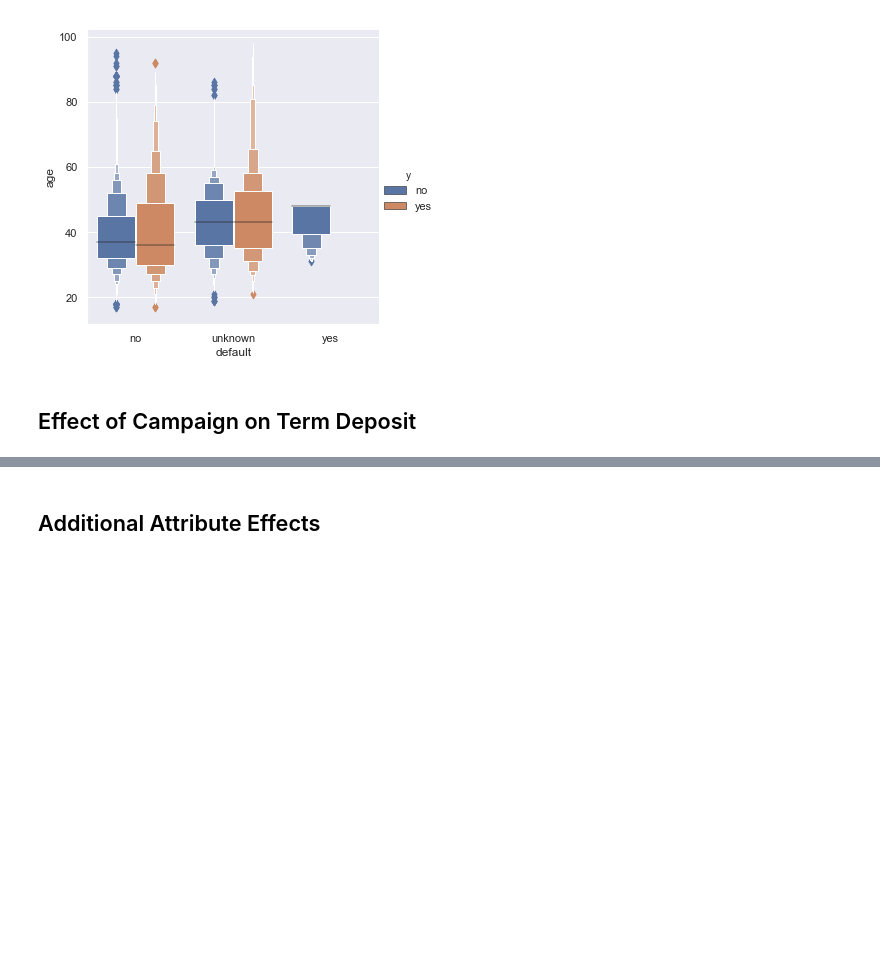
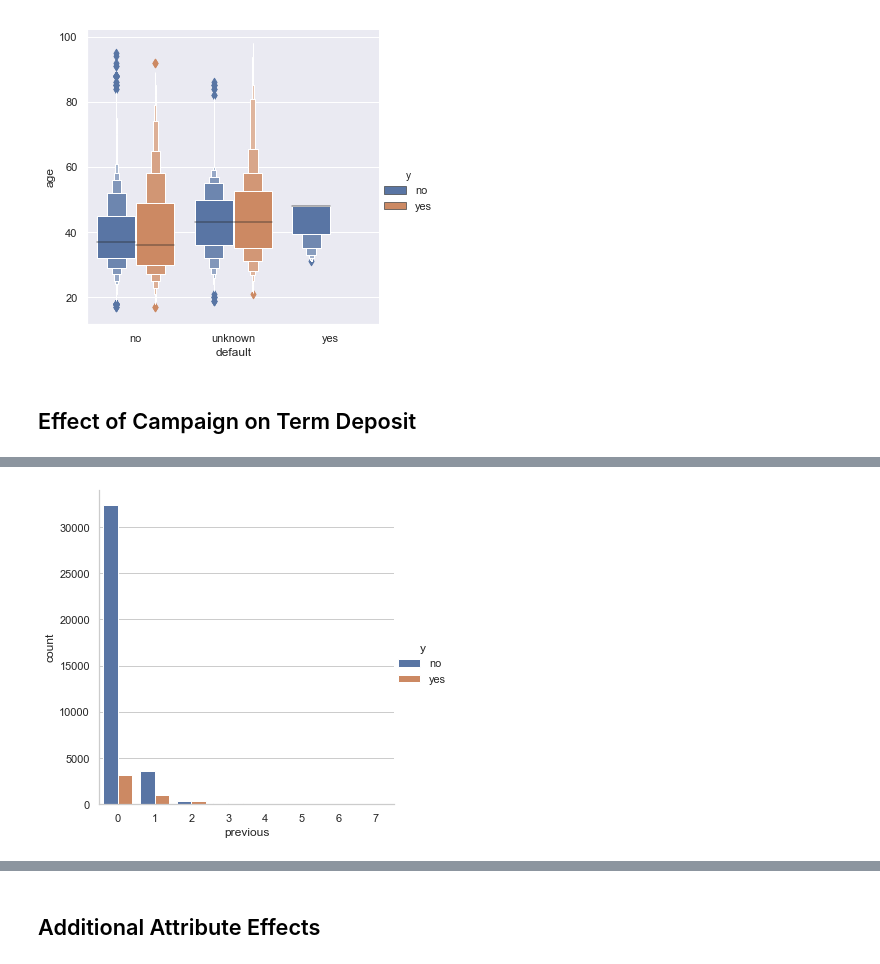
Before and after one commit to maneet-z/Bank_Marketing_Analytics, a Jupyter notebook: bank_marketing/notebooks/Exploratory_Notebook.ipynb, the cells around one changed output, grey strips where cells are left out. Cells and saved outputs as stored; diff of their text form; code cells hidden in the pictures; blank space fills up the shorter version.

```diff
--- a/bank_marketing/notebooks/Exploratory_Notebook.ipynb
+++ b/bank_marketing/notebooks/Exploratory_Notebook.ipynb
@@ -121,0 +153,6 @@ g = sns.catplot(x="month", y="campaign",
+# %%
+g = sns.catplot(x="previous",
+                hue="y",kind = 'count',
+                data=df)
+# %% [output]
+[figure, added]
```
Also changed, not shown: parts of 47 cells of this notebook, 7 other files.
